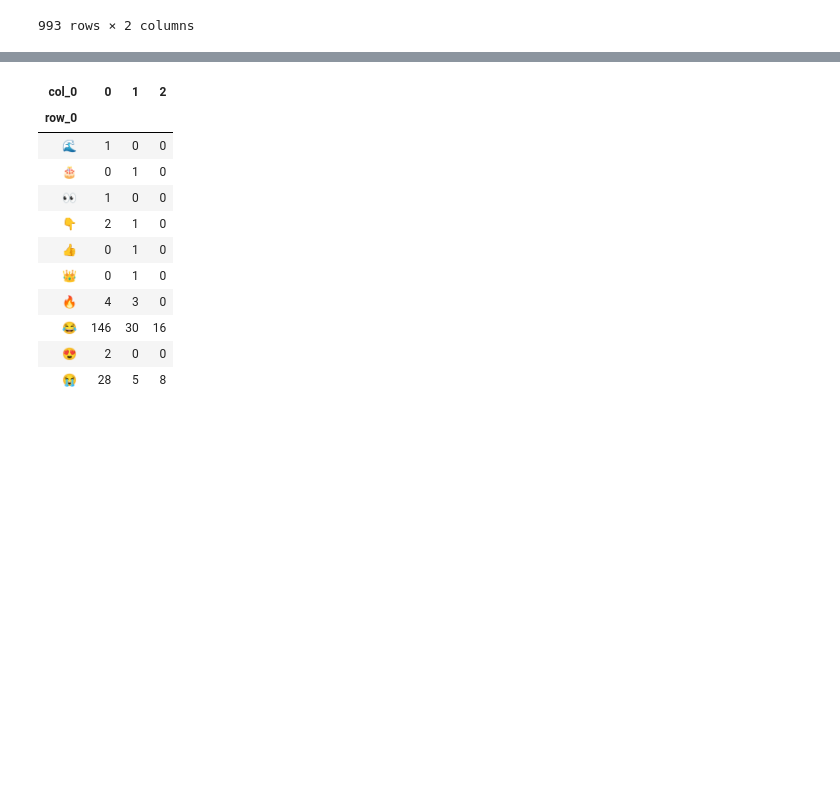
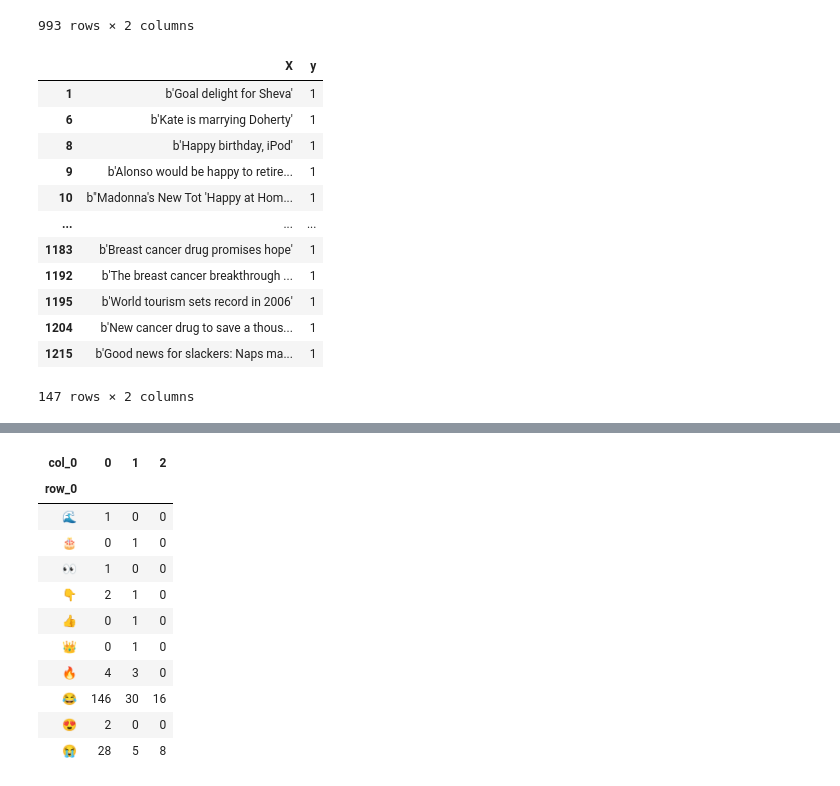
Before and after one commit to karabellyj/emoji-gpt2, a Jupyter notebook: notebooks/SE0714-experiments.ipynb, the cells around one changed output, grey strips where cells are left out. Drawn from its saved outputs; the diff is of its cells as text; code cells hidden in the pictures; blank space fills up the shorter version.

```diff
--- a/notebooks/SE0714-experiments.ipynb
+++ b/notebooks/SE0714-experiments.ipynb
@@ -106,3 +106,19 @@ df.loc[df.y == 0]
 | 1248 | b"Study links chimps and 'hammers'" | 0 |
 | 1249 | b'UN-Google Earth map climate cha... | 0 |
 993 rows × 2 columns
+# %%
+df.loc[df.y == 1]
+# %% [output]
+|  | X | y |
+| 1 | b'Goal delight for Sheva' | 1 |
+| 6 | b'Kate is marrying Doherty' | 1 |
+| 8 | b'Happy birthday, iPod' | 1 |
+| 9 | b'Alonso would be happy to retire... | 1 |
+| 10 | b"Madonna's New Tot 'Happy at Hom... | 1 |
+| ... | ... | ... |
+| 1183 | b'Breast cancer drug promises hope' | 1 |
+| 1192 | b'The breast cancer breakthrough ... | 1 |
+| 1195 | b'World tourism sets record in 2006' | 1 |
+| 1204 | b'New cancer drug to save a thous... | 1 |
+| 1215 | b'Good news for slackers: Naps ma... | 1 |
+147 rows × 2 columns
```
Also changed, not shown: parts of 2 cells of this notebook.
